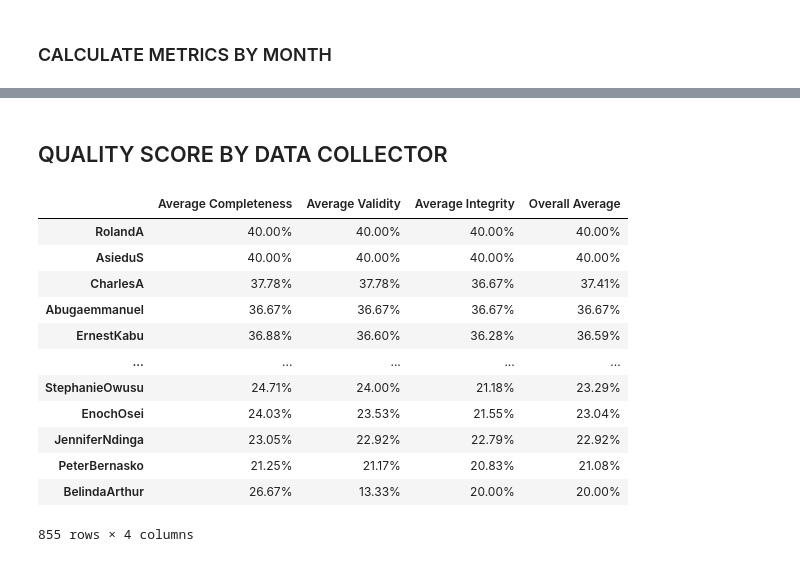
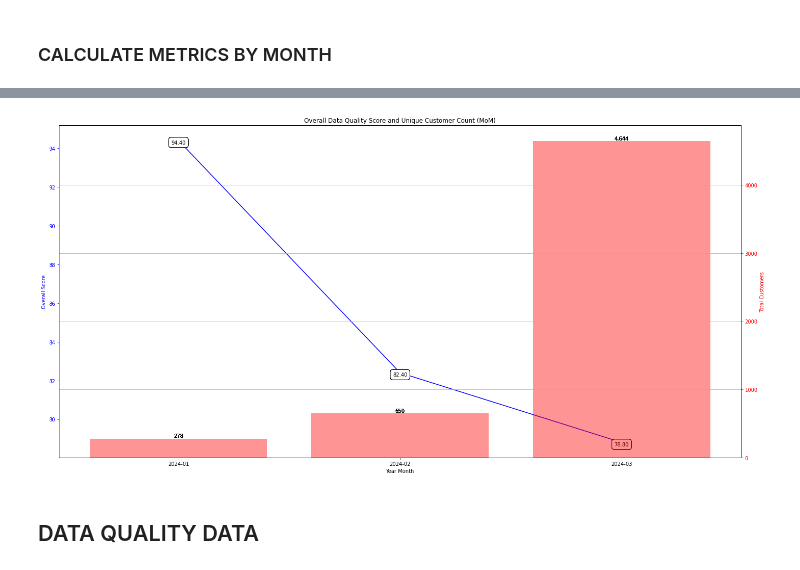
Before and after one commit to adeleyemosh/data-quality-analysis, a Jupyter notebook: yedc_analysis.ipynb, the cells around one changed output, grey strips where cells are left out. Cells and saved outputs as stored; diff of their text form; code cells hidden in the pictures.

```diff
--- a/yedc_analysis.ipynb
+++ b/yedc_analysis.ipynb
@@ -214 +222,38 @@ mom_data_quality_metrics
+# %%
+mom_overall_score_fil_two = mom_data_quality_metrics[['Year Month', 'Overall Score', 'Unique Meter Count']]
+# %%
+import matplotlib.pyplot as plt
+
+# Plot overall data quality score on a MoM basis
+fig, ax1 = plt.subplots(figsize=(20, 10))
+
+# Plot the overall score on the primary y-axis
+ax1.plot(mom_overall_score_fil_two['Year Month'].astype(str), mom_overall_score_fil_two['Overall Score'].round(2), marker='o', linestyle='-', color='b', label='Overall Score')
+ax1.set_xlabel('Year Month')
+ax1.set_ylabel('Overall Score', color='b')
+ax1.tick_params('y', colors='b')
+
+# Text annotations with adjusted positions
+for i, (x, y) in enumerate(zip(mom_overall_score_fil_two['Year Month'].astype(str), mom_overall_score_fil_two['Overall Score'].round(2))):
+    ax1.text(x, y - 0.23, f'{y:.2f}', ha='center', va='bottom', bbox=dict(boxstyle='round,pad=0.5', edgecolor='black', facecolor='white'), zorder=10)
+
+# Secondary y-axis for the count of unique meter numbers
+ax2 = ax1.twinx()
+bars = ax2.bar(mom_overall_score_fil_two['Year Month'].astype(str), mom_overall_score_fil_two['Unique Meter Count'], alpha=0.1, color='red', label='Unique Meter Count')
+ax2.set_ylabel('Total Customers', color='r')
+ax2.tick_params('y', colors='r')
+
+# Add labels on the bar chart with MoM figures
+for bar in bars:
+    yval = bar.get_height()
+    ax2.text(bar.get_x() + bar.get_width()/2, yval, f'{yval:,.0f}', va='bottom', ha='center')
+
+# Show the plot
+plt.title('Overall Data Quality Score and Unique Customer Count (MoM)')
+plt.grid(True)
+plt.tight_layout()  # Adjust layout to prevent overlapping
+
+plt.show()
+# %% [output]
+[figure, added]
 # %%
@@ -221,24 +261,2 @@ dec_df.to_csv('dec_df.csv', index=False)
 # %% [markdown]
-## QUALITY SCORE BY DATA COLLECTOR
+## DATA QUALITY DATA
-# %%
-df_x = df[df['year_month'] >= 202311]
-
-field_metrics = ['SLRN', 'Account Number', 'Meter Number', 'Meter SLRN', 'Phone Number', 'Email']
-
-collector_scores = calculate_quality_score_by_collector(df_x, field_metrics)
-
-collector_scores
-# %% [output]
-|  | Average Completeness | Average Validity | Average Integrity | Overall Average |
-| RolandA | 40.00% | 40.00% | 40.00% | 40.00% |
-| AsieduS | 40.00% | 40.00% | 40.00% | 40.00% |
-| CharlesA | 37.78% | 37.78% | 36.67% | 37.41% |
-| Abugaemmanuel | 36.67% | 36.67% | 36.67% | 36.67% |
-| ErnestKabu | 36.88% | 36.60% | 36.28% | 36.59% |
-| ... | ... | ... | ... | ... |
-| StephanieOwusu | 24.71% | 24.00% | 21.18% | 23.29% |
-| EnochOsei | 24.03% | 23.53% | 21.55% | 23.04% |
-| JenniferNdinga | 23.05% | 22.92% | 22.79% | 22.92% |
-| PeterBernasko | 21.25% | 21.17% | 20.83% | 21.08% |
-| BelindaArthur | 26.67% | 13.33% | 20.00% | 20.00% |
-855 rows × 4 columns
```
Also changed, not shown: parts of 18 cells of this notebook, 4 other files.
